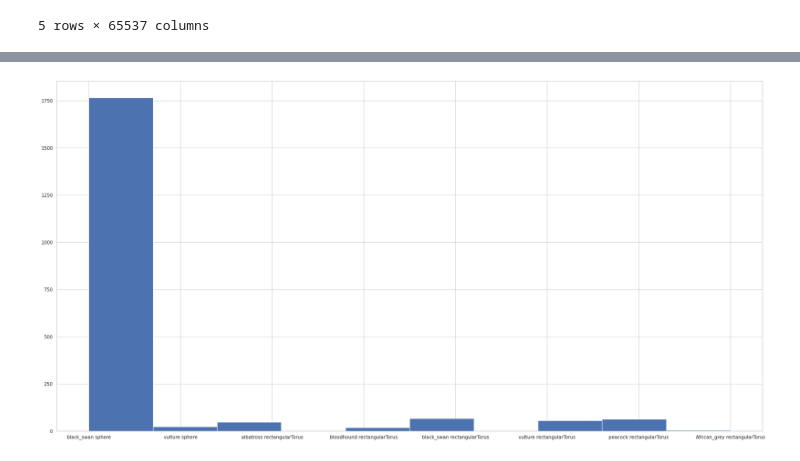
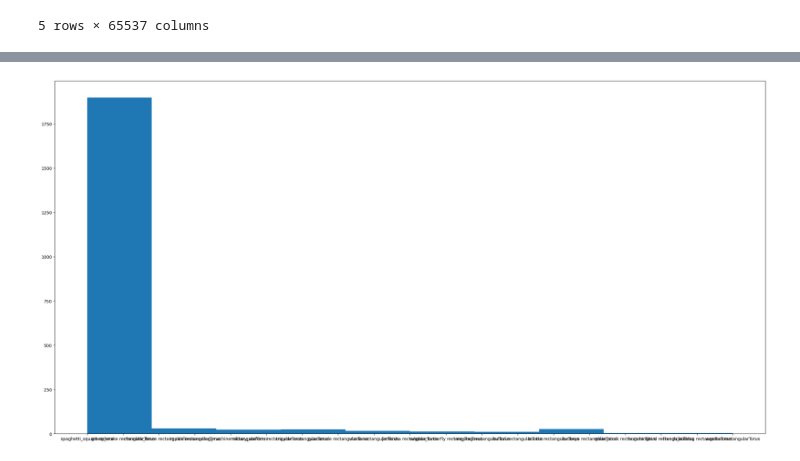
Before and after one commit to MichaelTheFear/VIS-3D-ZIP, a Jupyter notebook: geometry-classifier/tests.ipynb, the cells around one changed output, grey strips where cells are left out. Drawn from its saved outputs; the diff is of its cells as text; code cells hidden in the pictures.

Commit message:
Testing different models

```diff
--- a/geometry-classifier/tests.ipynb
+++ b/geometry-classifier/tests.ipynb
@@ -89,7 +114,7 @@ def create_model_ResNet50(optimizer='adam'):
     return model
 """
 
-base_model = cnns.VGG16(include_top=True, weights="imagenet" ,input_shape=(224, 224, 3))
+base_model = cnns.MobileNet(include_top=True, weights="imagenet" ,input_shape=(224, 224, 3))
 x = base_model.output
 x = Flatten(name="custom_flatten")(x)
 x = Dense(1024, activation="relu", name="custom_dense")(x)
@@ -102,11 +130,19 @@ model.compile(optimizer='adam', loss='categorical_crossentropy', metrics=['accur
 df_ranges = 3
 
 results = []
+results_per_geometry = []
 
 for i in range(1, df_ranges):
     print("Csv number: ", i)
     df = pd.read_csv(base_path + 'photos_v1/photos_' + str(i) + '.csv')
+    j=0
+    results_of_geometry = (()*8)
     for image in df.iterrows():
+        if j==8:
+            j=0
+            results_per_geometry.append(results_of_geometry)
+            results_of_geometry = (()*8)
+
         target = re.sub(r"(_.*)","",image[1][0])
         image_row = image[1][1:].values
         image_row = image_row.reshape(256, 256).astype(float)
@@ -115,6 +151,9 @@ for i in range(1, df_ranges):
         image_reshaped = np.repeat(image_reshaped, 3, axis=-1)
         image_reshaped = np.expand_dims(image_reshaped, axis=0)
         results.append((model.predict(image_reshaped), target))
+        results_of_geometry[j] = (model.predict(image_reshaped), target)
+        j+=1
+
     del df
 # %% [output]
 Csv number:  1
@@ -156,12 +194,12 @@ Csv number:  2
 # %%
-a = cnns.vgg16.decode_predictions(results[0][0], top=1)
-decoder = cnns.vgg16.decode_predictions
+a = cnns.resnet50.decode_predictions(results[0][0], top=1)
+decoder = cnns.mobilenet.decode_predictions
 results_decoded = [(decoder(res[0], top=1)[0][0][1],res[1]) for res in results]
 
 decoded_for_plot = [str(res[0]) + " "+ str(res[1]) for res in results_decoded]
 
 plt.figure(figsize=(30, 15))
 plt.hist(decoded_for_plot)
 plt.show()
 # %% [output]
-[figure, old version]
+[figure, new version]
```
Also changed, not shown: parts of 5 cells of this notebook.
